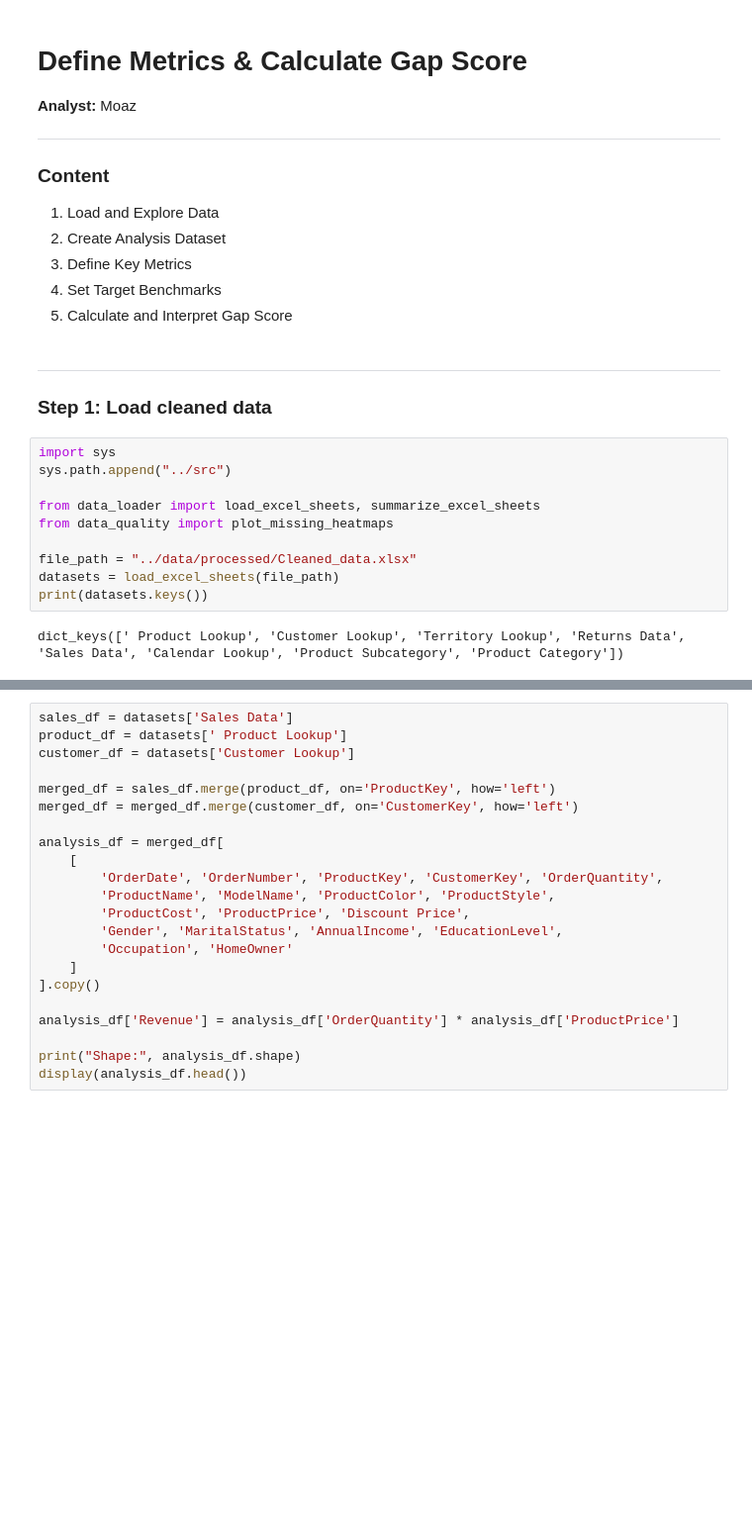
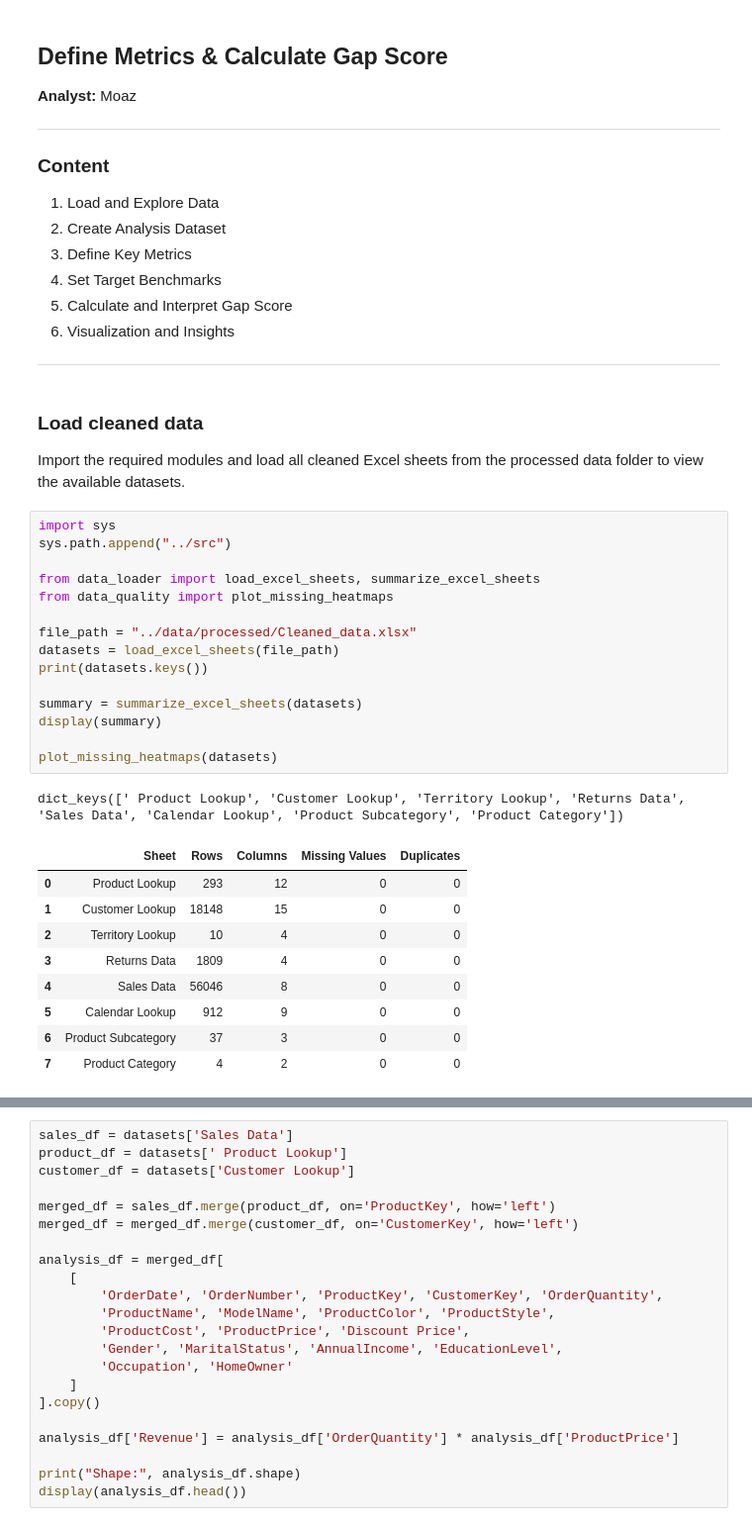
Before and after one commit to renty0/renty, a Jupyter notebook: Gap_Analysis/notebooks/MOAZ_Define_Metrics_GapScore.ipynb, the cells around one changed output, grey strips where cells are left out. Shown: that part at 99% size. Drawn from its saved outputs; the diff is of its cells as text; blank space fills up the shorter version.

```diff
--- a/Gap_Analysis/notebooks/MOAZ_Define_Metrics_GapScore.ipynb
+++ b/Gap_Analysis/notebooks/MOAZ_Define_Metrics_GapScore.ipynb
@@ -1,30 +1,47 @@
 # %% [markdown]
-# Define Metrics & Calculate Gap Score
+## Define Metrics & Calculate Gap Score
 **Analyst:** Moaz
 
 ---
 
-### **Content**
+### Content
 1. Load and Explore Data
 2. Create Analysis Dataset
 3. Define Key Metrics
 4. Set Target Benchmarks
 5. Calculate and Interpret Gap Score
+6. Visualization and Insights
+
+---
 # %% [markdown]
----
 
-### Step 1: Load cleaned data
+###  Load cleaned data
+Import the required modules and load all cleaned Excel sheets from the processed data folder to view the available datasets.
 # %%
 import sys
 sys.path.append("../src")
 
 from data_loader import load_excel_sheets, summarize_excel_sheets
 from data_quality import plot_missing_heatmaps
 
 file_path = "../data/processed/Cleaned_data.xlsx"
 datasets = load_excel_sheets(file_path)
 print(datasets.keys())
+
+summary = summarize_excel_sheets(datasets)
+display(summary)
+
+plot_missing_heatmaps(datasets)
 # %% [output]
 dict_keys([' Product Lookup', 'Customer Lookup', 'Territory Lookup', 'Returns Data', 'Sales Data', 'Calendar Lookup', 'Product Subcategory', 'Product Category'])
+|  | Sheet | Rows | Columns | Missing Values | Duplicates |
+| 0 | Product Lookup | 293 | 12 | 0 | 0 |
+| 1 | Customer Lookup | 18148 | 15 | 0 | 0 |
+| 2 | Territory Lookup | 10 | 4 | 0 | 0 |
+| 3 | Returns Data | 1809 | 4 | 0 | 0 |
+| 4 | Sales Data | 56046 | 8 | 0 | 0 |
+| 5 | Calendar Lookup | 912 | 9 | 0 | 0 |
+| 6 | Product Subcategory | 37 | 3 | 0 | 0 |
+| 7 | Product Category | 4 | 2 | 0 | 0 |
 # %% [markdown]
 ---
```
Also changed, not shown: parts of 7 cells of this notebook.
